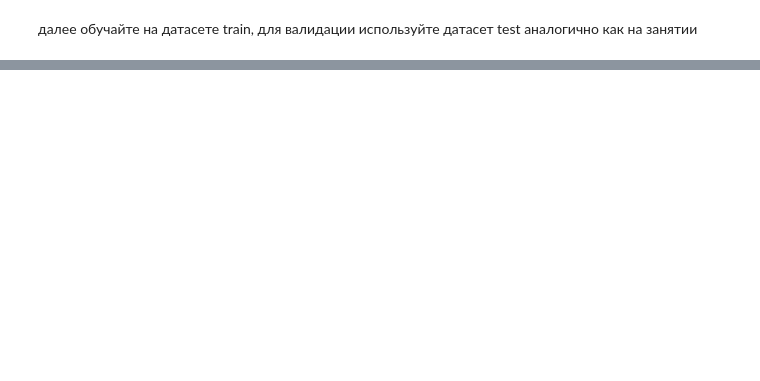
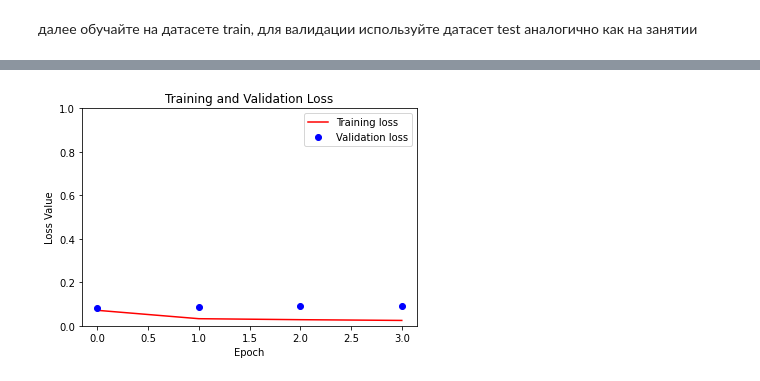
Before and after one commit to hildar/intro-nn, a Jupyter notebook: L6 Segmentation/Lesson_6_home_practice.ipynb, the cells around one changed output, grey strips where cells are left out. Drawn from its saved outputs; the diff is of its cells as text; code cells hidden in the pictures; blank space fills up the shorter version.

```diff
--- a/L6 Segmentation/Lesson_6_home_practice.ipynb
+++ b/L6 Segmentation/Lesson_6_home_practice.ipynb
@@ -155,0 +242,13 @@ ValueError: Expected image array to have rank 3 (single image). Got array with s
+# %%
+class DisplayCallback(tf.keras.callbacks.Callback):
+    def on_epoch_end(self, epoch, logs=None):
+        show_predictions(model)
+        print ('\nSample Prediction after epoch {}\n'.format(epoch+1))
+# %%
+EPOCHS = 4 # default=10, увеличьте при необходимости
+
+model_history = model.fit(train,
+                          epochs=EPOCHS,
+                          batch_size=BATCH_SIZE,
+                          validation_data=test,
+                          callbacks=[DisplayCallback()])
@@ -155,0 +280,17 @@ ValueError: Expected image array to have rank 3 (single image). Got array with s
+# %%
+loss = model_history.history['loss']
+val_loss = model_history.history['val_loss']
+# %%
+epochs = range(EPOCHS)
+
+plt.figure()
+plt.plot(epochs, loss, 'r', label='Training loss')
+plt.plot(epochs, val_loss, 'bo', label='Validation loss')
+plt.title('Training and Validation Loss')
+plt.xlabel('Epoch')
+plt.ylabel('Loss Value')
+plt.ylim([0, 1])
+plt.legend()
+plt.show()
+# %% [output]
+[figure, added]
```
Also changed, not shown: parts of 25 cells of this notebook.
